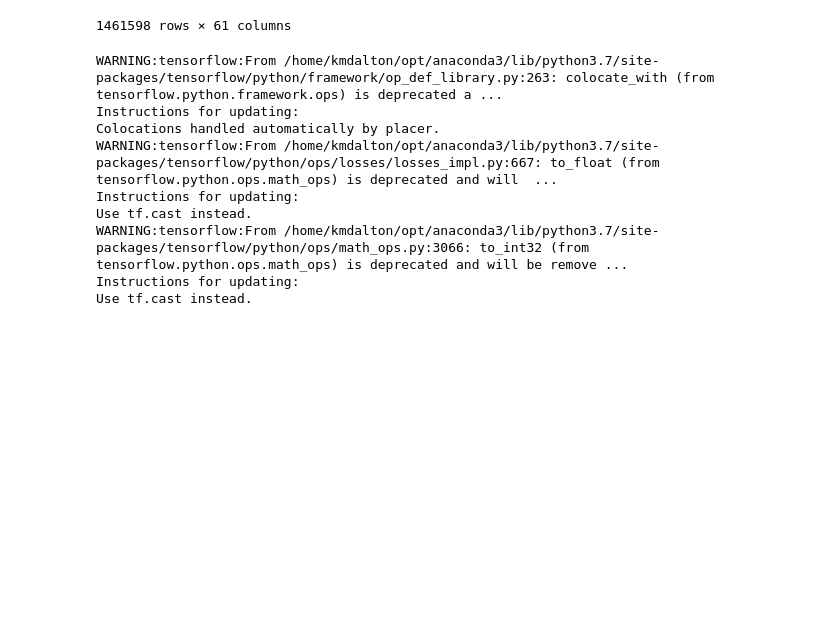
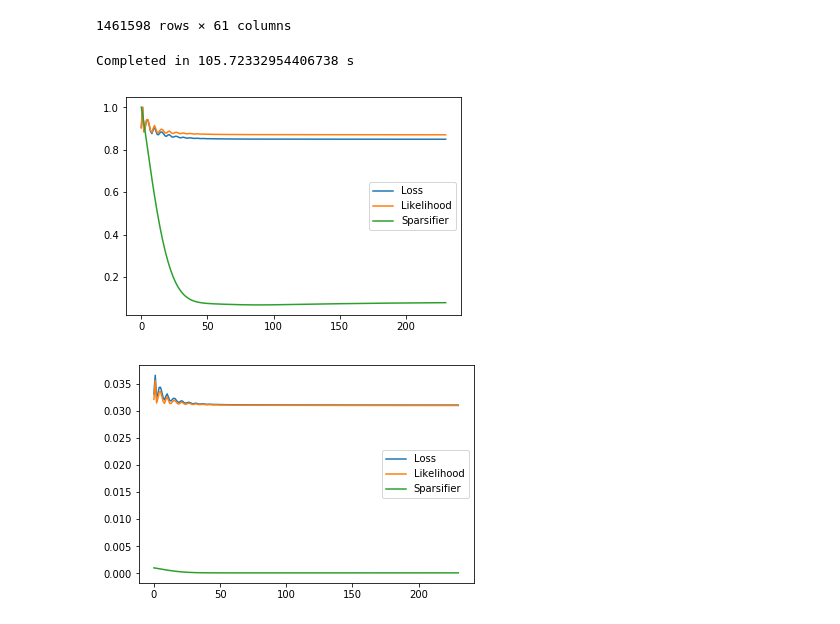
Before and after one commit to kmdalton/deltafestimator, a Jupyter notebook: examples/Regularizer Crossvalidation Physical Model Gaussian.ipynb, the cells around one changed output. Drawn from its saved outputs; the diff is of its cells as text; code cells hidden in the pictures; blank space fills up the shorter version.

Commit message:
updating notebooks to current

```diff
--- a/examples/Regularizer Crossvalidation Physical Model Gaussian.ipynb
+++ b/examples/Regularizer Crossvalidation Physical Model Gaussian.ipynb
@@ -69,46 +69,40 @@ for k in I:
 from time import time
 start = time()
 
-lambdas = [1e10]
+lambdas = [1e-3]
 tolerance = 1e-7
 intensitykey = 'ipm2'
 maxiter = 10000
 referencekey = 'FCALC'
 
 
 
 
 
 #Ftrace,Icryst,Loss = deltafestimator.gammastimator_classic(
 n = deltafestimator.deltafestimator_physical_gaussian(I)
 n.train({'LAMBDA': lambdas}, maxiter=maxiter, tolerance=tolerance)
 Loss = n.log
 
 plt.figure()
 for k in ['Loss', 'Likelihood', 'Sparsifier']:
     plt.plot(Loss['Step'], Loss[k]/Loss[k].max(), label=k)
 plt.legend()
 
 plt.figure()
 for k in ['Loss', 'Likelihood', 'Sparsifier']:
     plt.plot(Loss['Step'], Loss[k], label=k)
 plt.legend()
 
 
 stop = time()
 print("Completed in {} s".format(stop-start))
 
 #Loss
 # %% [output]
-WARNING:tensorflow:From /home/kmdalton/opt/anaconda3/lib/python3.7/site-packages/tensorflow/python/framework/op_def_library.py:263: colocate_with (from tensorflow.python.framework.ops) is deprecated a ...
-Instructions for updating:
-Colocations handled automatically by placer.
-WARNING:tensorflow:From /home/kmdalton/opt/anaconda3/lib/python3.7/site-packages/tensorflow/python/ops/losses/losses_impl.py:667: to_float (from tensorflow.python.ops.math_ops) is deprecated and will  ...
-Instructions for updating:
-Use tf.cast instead.
-WARNING:tensorflow:From /home/kmdalton/opt/anaconda3/lib/python3.7/site-packages/tensorflow/python/ops/math_ops.py:3066: to_int32 (from tensorflow.python.ops.math_ops) is deprecated and will be remove ...
-Instructions for updating:
-Use tf.cast instead.
+Completed in 105.72332954406738 s
+[figure, added]
+[figure, added]
 # %%
 f, (ax1, ax2) = plt.subplots(1, 2, figsize=(10, 5))
 Icryst = n.result['Icryst']['Icryst']
```
Also changed, not shown: parts of 10 cells of this notebook, 2 other files.
